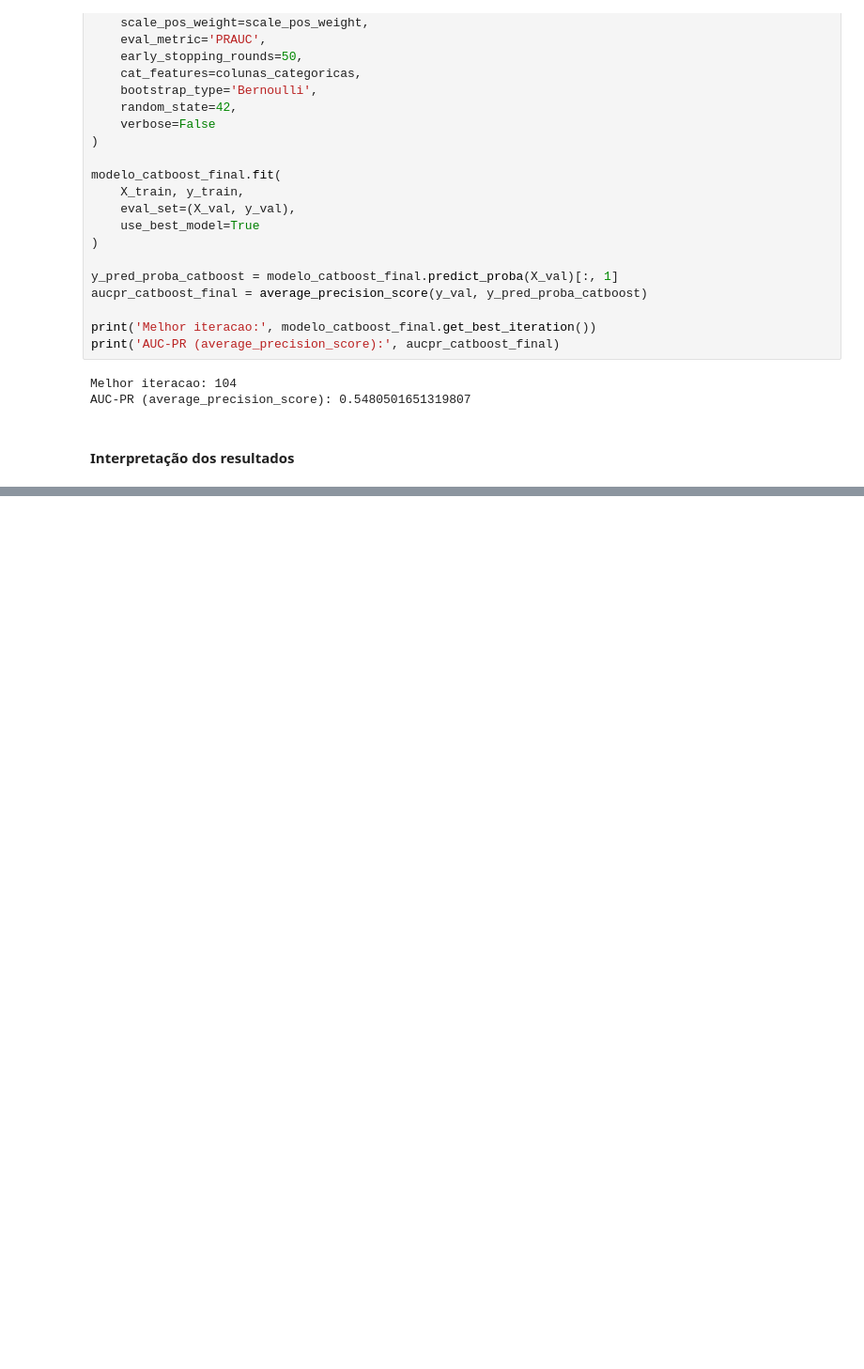
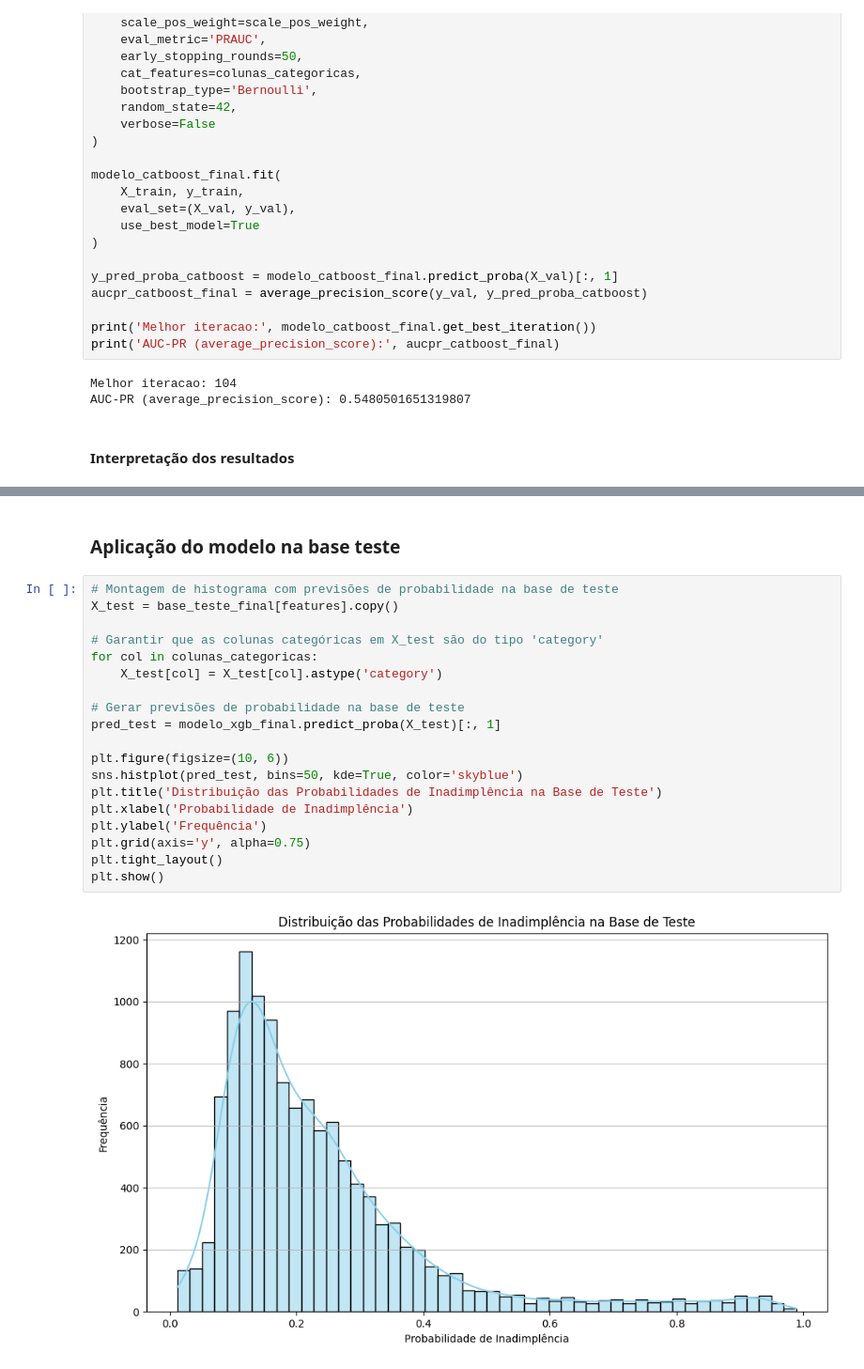
Before and after one commit to Gabverz/datarisk-case-ds-junior, a Jupyter notebook: notebooks/previsao_inadimplencia.ipynb, the cells around one changed output, grey strips where cells are left out. Shown at 94% size. Drawn from its saved outputs; the diff is of its cells as text; blank space fills up the shorter version.

```diff
--- a/notebooks/previsao_inadimplencia.ipynb
+++ b/notebooks/previsao_inadimplencia.ipynb
@@ -1282,0 +1341,23 @@ print(xgboost.__version__)
+# %% [markdown]
+### Aplicação do modelo na base teste
+# %%
+# Montagem de histograma com previsões de probabilidade na base de teste
+X_test = base_teste_final[features].copy()
+
+# Garantir que as colunas categóricas em X_test são do tipo 'category'
+for col in colunas_categoricas:
+    X_test[col] = X_test[col].astype('category')
+
+# Gerar previsões de probabilidade na base de teste
+pred_test = modelo_xgb_final.predict_proba(X_test)[:, 1]
+
+plt.figure(figsize=(10, 6))
+sns.histplot(pred_test, bins=50, kde=True, color='skyblue')
+plt.title('Distribuição das Probabilidades de Inadimplência na Base de Teste')
+plt.xlabel('Probabilidade de Inadimplência')
+plt.ylabel('Frequência')
+plt.grid(axis='y', alpha=0.75)
+plt.tight_layout()
+plt.show()
+# %% [output]
+[figure, added]
```
Also changed, not shown: parts of 5 cells of this notebook.
